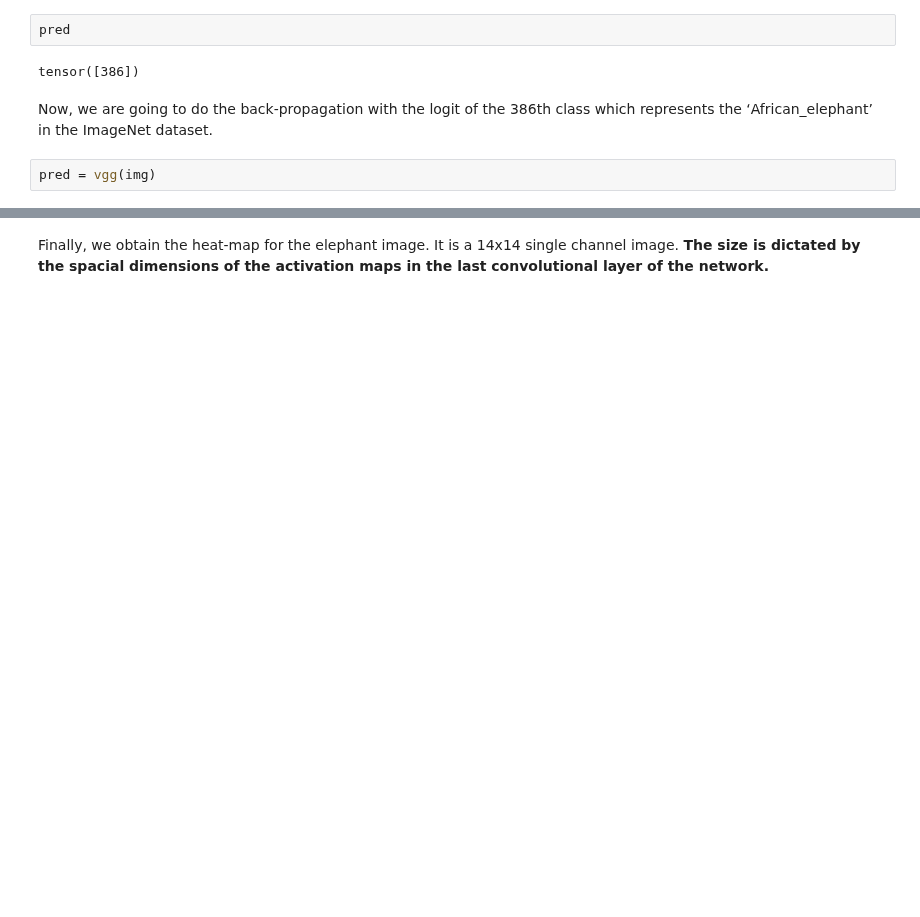
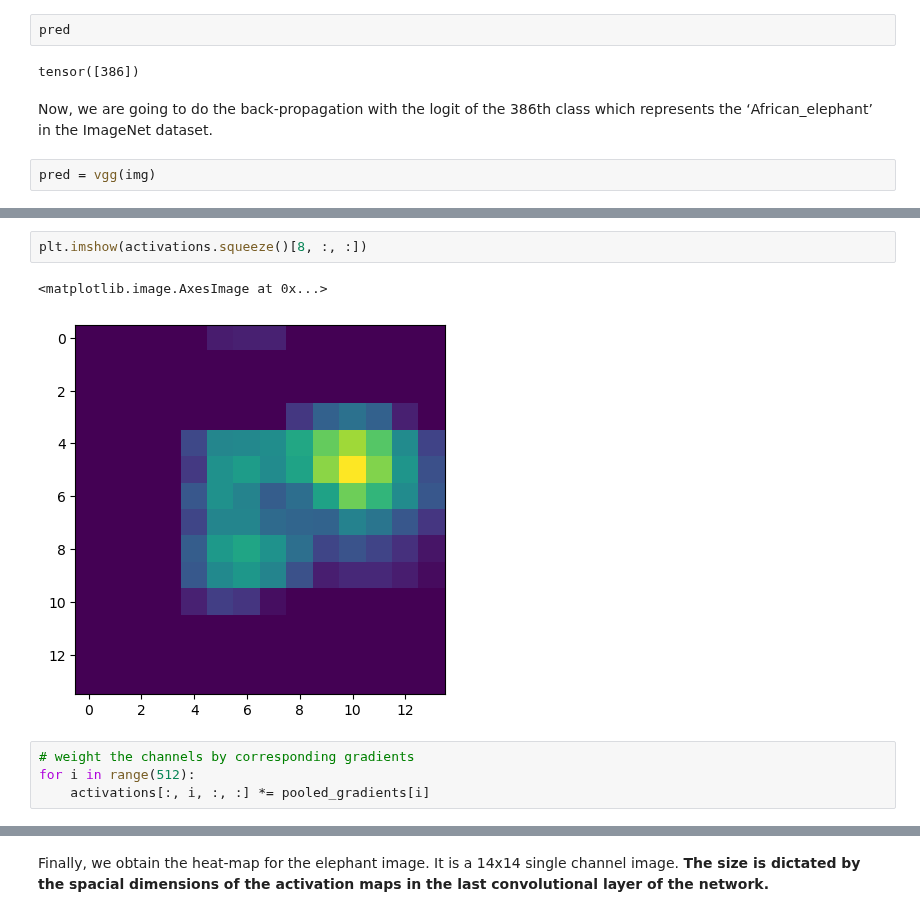
Before and after one commit to johnwslee/Data_Science_Libraries, a Jupyter notebook: PyTorch/Grad-CAM/Medium_Implementing_Grad-CAM_in_Pytorch.ipynb, the cells around one changed output, grey strips where cells are left out. Cells and saved outputs as stored; diff of their text form; blank space fills up the shorter version.

```diff
--- a/PyTorch/Grad-CAM/Medium_Implementing_Grad-CAM_in_Pytorch.ipynb
+++ b/PyTorch/Grad-CAM/Medium_Implementing_Grad-CAM_in_Pytorch.ipynb
@@ -131,0 +175,9 @@ pred = vgg(img)
+# %%
+plt.imshow(activations.squeeze()[8, :, :])
+# %% [output]
+<matplotlib.image.AxesImage at 0x...>
+[figure, added]
+# %%
+# weight the channels by corresponding gradients
+for i in range(512):
+    activations[:, i, :, :] *= pooled_gradients[i]
```
Also changed, not shown: parts of 42 cells of this notebook.
